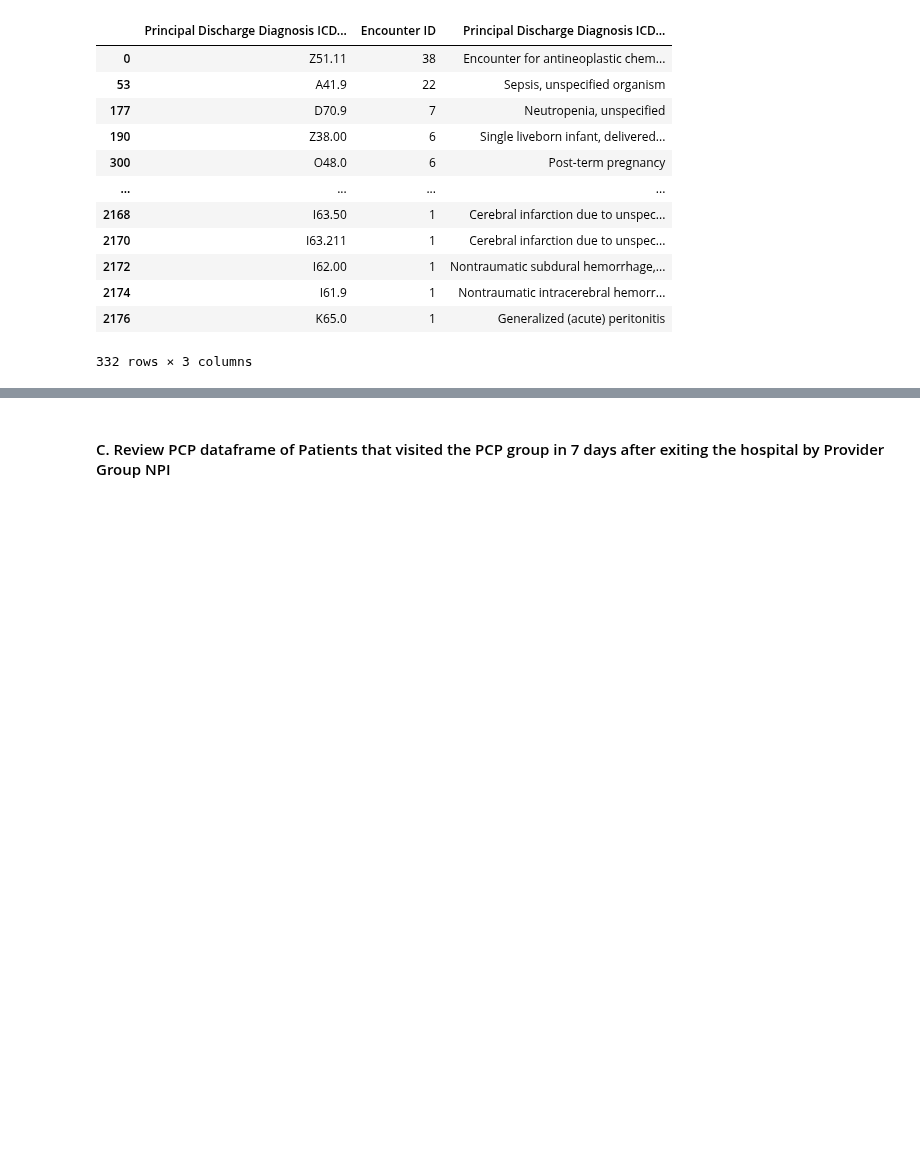
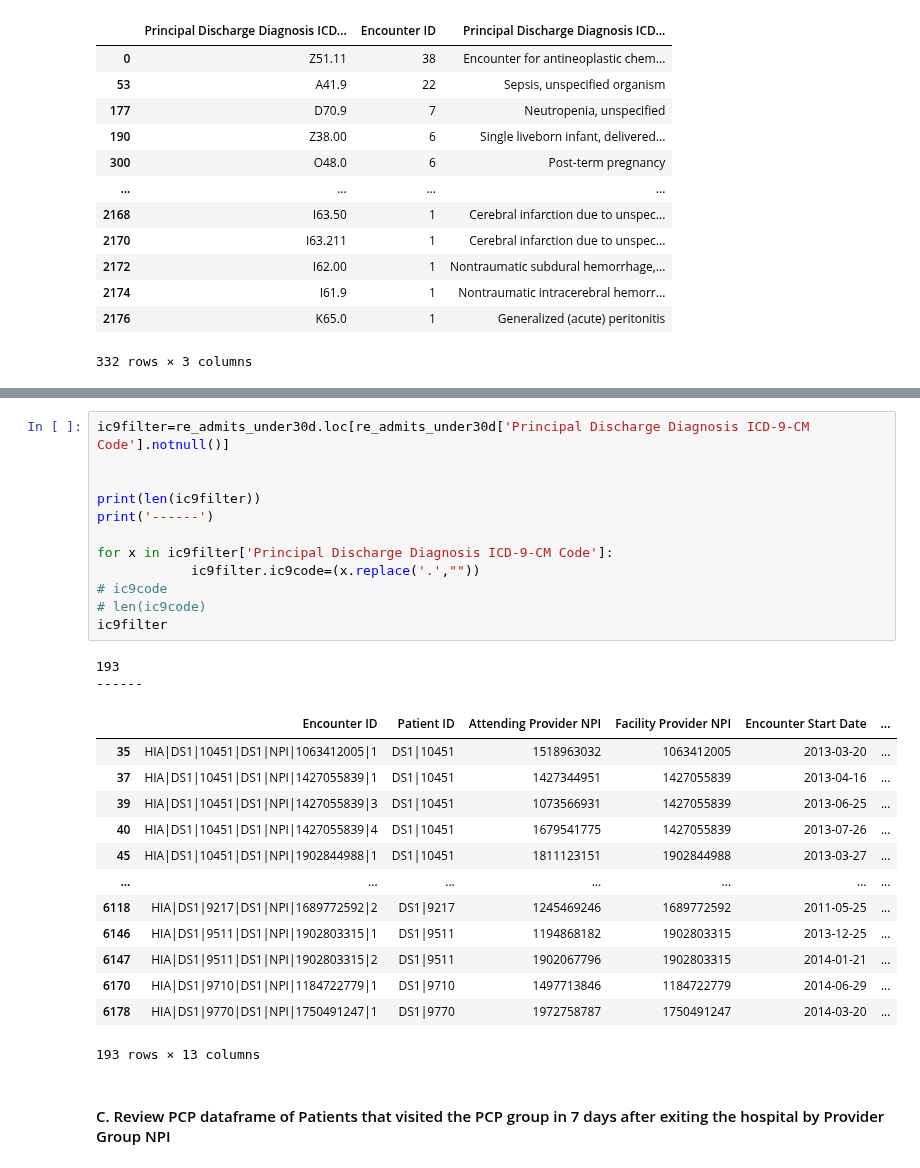
Before and after one commit to jrioross/ursa_health_hospital_readmissions, a Jupyter notebook: notebooks/EDA2.ipynb, the cells around one changed output, grey strips where cells are left out. Drawn from its saved outputs; the diff is of its cells as text; blank space fills up the shorter version.

```diff
--- a/notebooks/EDA2.ipynb
+++ b/notebooks/EDA2.ipynb
@@ -922,2 +922,30 @@ lg2.head(10)
+# %%
+ic9filter=re_admits_under30d.loc[re_admits_under30d['Principal Discharge Diagnosis ICD-9-CM Code'].notnull()]
+
+
+print(len(ic9filter))
+print('------')
+
+for x in ic9filter['Principal Discharge Diagnosis ICD-9-CM Code']:
+            ic9filter.ic9code=(x.replace('.',""))
+# ic9code
+# len(ic9code)
+ic9filter
+# %% [output]
+193
+------
+|  | Encounter ID | Patient ID | Attending Provider NPI | Facility Provider NPI | Encounter Start Date | ... |
+| 35 | HIA|DS1|10451|DS1|NPI|1063412005|1 | DS1|10451 | 1518963032 | 1063412005 | 2013-03-20 | ... |
+| 37 | HIA|DS1|10451|DS1|NPI|1427055839|1 | DS1|10451 | 1427344951 | 1427055839 | 2013-04-16 | ... |
+| 39 | HIA|DS1|10451|DS1|NPI|1427055839|3 | DS1|10451 | 1073566931 | 1427055839 | 2013-06-25 | ... |
+| 40 | HIA|DS1|10451|DS1|NPI|1427055839|4 | DS1|10451 | 1679541775 | 1427055839 | 2013-07-26 | ... |
+| 45 | HIA|DS1|10451|DS1|NPI|1902844988|1 | DS1|10451 | 1811123151 | 1902844988 | 2013-03-27 | ... |
+| ... | ... | ... | ... | ... | ... | ... |
+| 6118 | HIA|DS1|9217|DS1|NPI|1689772592|2 | DS1|9217 | 1245469246 | 1689772592 | 2011-05-25 | ... |
+| 6146 | HIA|DS1|9511|DS1|NPI|1902803315|1 | DS1|9511 | 1194868182 | 1902803315 | 2013-12-25 | ... |
+| 6147 | HIA|DS1|9511|DS1|NPI|1902803315|2 | DS1|9511 | 1902067796 | 1902803315 | 2014-01-21 | ... |
+| 6170 | HIA|DS1|9710|DS1|NPI|1184722779|1 | DS1|9710 | 1497713846 | 1184722779 | 2014-06-29 | ... |
+| 6178 | HIA|DS1|9770|DS1|NPI|1750491247|1 | DS1|9770 | 1972758787 | 1750491247 | 2014-03-20 | ... |
+193 rows × 13 columns
 # %% [markdown]
 #### C. Review PCP dataframe of Patients that visited the PCP group in 7 days after exiting the hospital by Provider Group NPI
```
Also changed, not shown: parts of 11 cells of this notebook, 2 other files.
